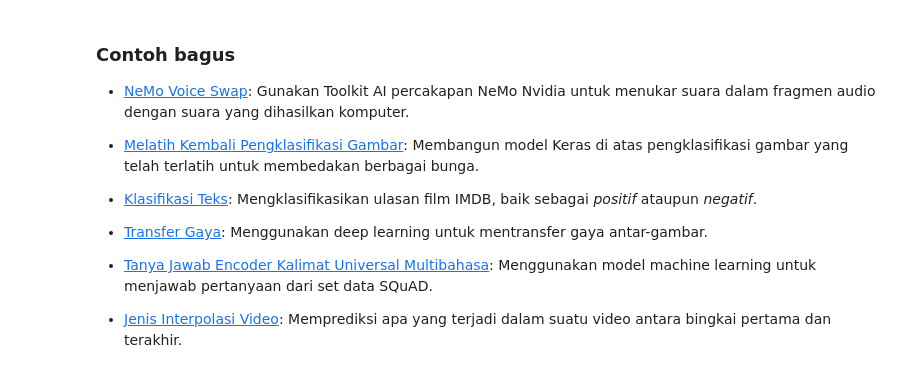
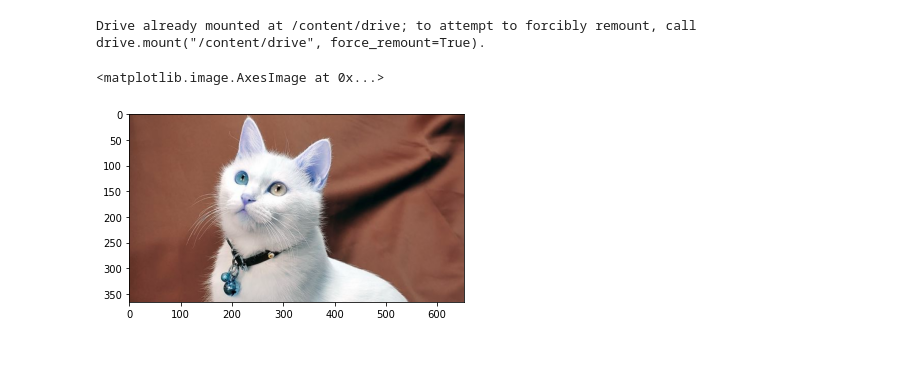
Before and after one commit to NN2777/Phyton-Image-Processing, a Jupyter notebook: Week2_Praktikum.ipynb, the cells around one changed output. Drawn from its saved outputs; the diff is of its cells as text; code cells hidden in the pictures; blank space fills up the shorter version.

```diff
--- a/Week2_Praktikum.ipynb
+++ b/Week2_Praktikum.ipynb
@@ -111,12 +3,17 @@ Berikut adalah beberapa notebook dari kursus Machine Learning online Google. Unt
-# %% [markdown]
-<a name="machine-learning-examples"></a>
-
-### Contoh bagus
-
-- <a href="https://colab.research.google.com/github/NVIDIA/NeMo/blob/stable/tutorials/VoiceSwapSample.ipynb">NeMo Voice Swap</a>: Gunakan Toolkit AI percakapan NeMo Nvidia untuk menukar suara dalam fragmen audio dengan suara yang dihasilkan komputer.
-
-- <a href="https://tensorflow.org/hub/tutorials/tf2_image_retraining">Melatih Kembali Pengklasifikasi Gambar</a>: Membangun model Keras di atas pengklasifikasi gambar yang telah terlatih untuk membedakan berbagai bunga.
-- <a href="https://tensorflow.org/hub/tutorials/tf2_text_classification">Klasifikasi Teks</a>: Mengklasifikasikan ulasan film IMDB, baik sebagai <em>positif</em> ataupun <em>negatif</em>.
-- <a href="https://tensorflow.org/hub/tutorials/tf2_arbitrary_image_stylization">Transfer Gaya</a>: Menggunakan deep learning untuk mentransfer gaya antar-gambar.
-- <a href="https://tensorflow.org/hub/tutorials/retrieval_with_tf_hub_universal_encoder_qa">Tanya Jawab Encoder Kalimat Universal Multibahasa</a>: Menggunakan model machine learning untuk menjawab pertanyaan dari set data SQuAD.
-- <a href="https://tensorflow.org/hub/tutorials/tweening_conv3d">Jenis Interpolasi Video</a>: Memprediksi apa yang terjadi dalam suatu video antara bingkai pertama dan terakhir.
+# %%
+from google.colab import drive
+
+drive.mount('/content/drive')
+# %% [output]
+Drive already mounted at /content/drive; to attempt to forcibly remount, call drive.mount("/content/drive", force_remount=True).
+# %%
+import cv2 as cv
+from google.colab.patches import cv2_imshow
+from skimage import io
+import matplotlib.pyplot as plt
+import numpy as np
+img = cv.imread('/content/drive/MyDrive/koceng/koceng_garong.jpg')
+plt.imshow(img)
+# %% [output]
+<matplotlib.image.AxesImage at 0x...>
+[figure, added]
```
Also changed, not shown: parts of 30 cells of this notebook.
